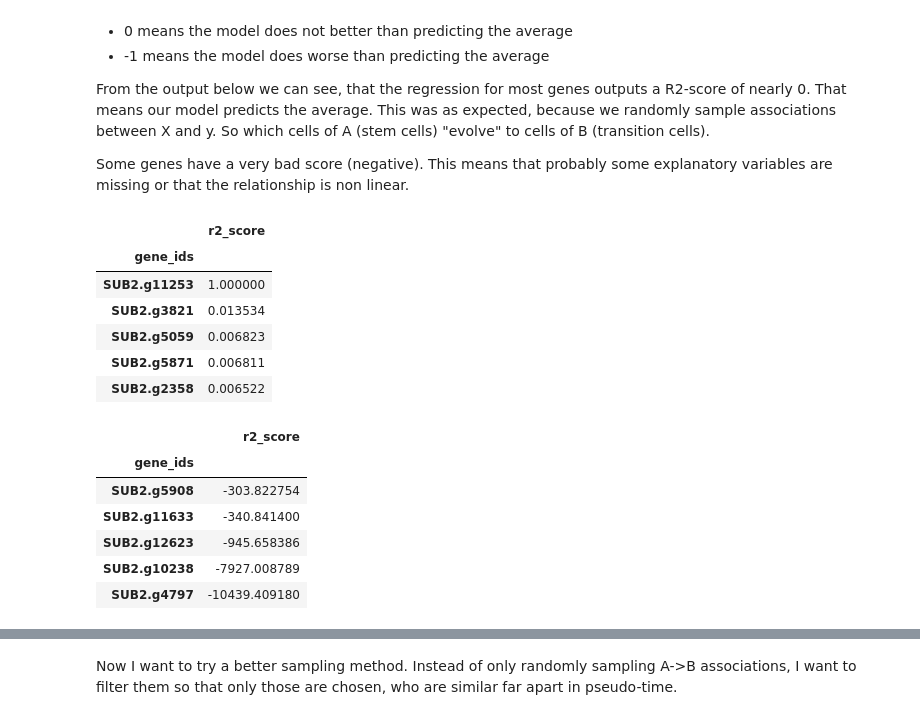
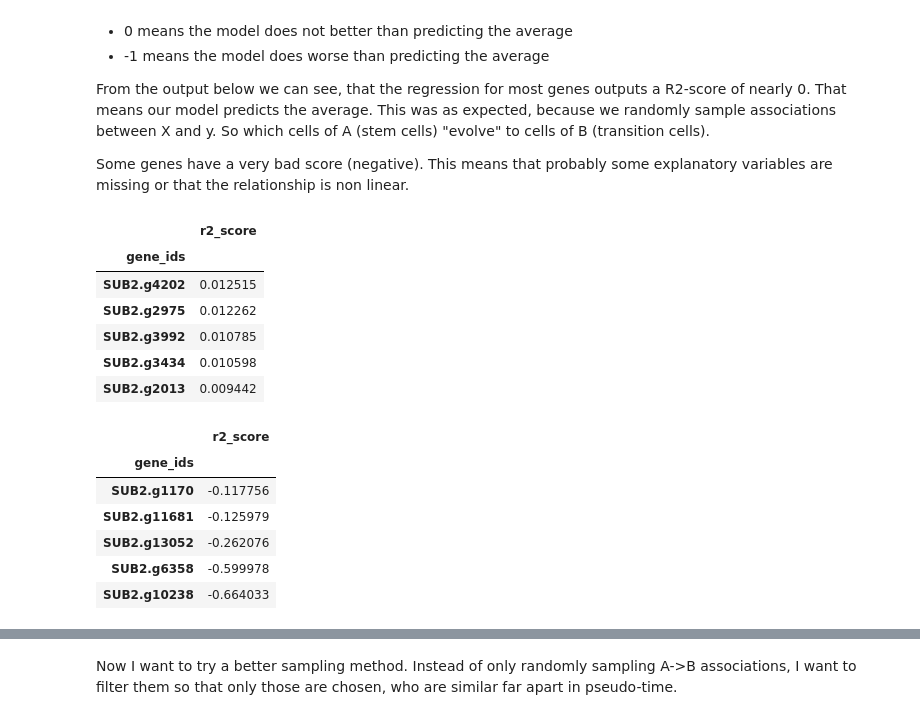
Before and after one commit to DavidWild02/BachelorThesis-ML-Gene-Interactions, a Jupyter notebook: GRNbetweenCellTypes.ipynb, the cells around one changed output, grey strips where cells are left out. Cells and saved outputs as stored; diff of their text form; code cells hidden in the pictures.

```diff
--- a/GRNbetweenCellTypes.ipynb
+++ b/GRNbetweenCellTypes.ipynb
@@ -133,7 +139,7 @@ def sample_associations(samples_cluster_a: np.ndarray, samples_cluster_b: np.nda
 
     return X, y
 
-def create_grn_for_cluster_to_cluster_association(samples_cluster_a: np.ndarray, samples_cluster_b: np.ndarray, mask_grn: np.ndarray, sampler=None):
+def train_model_for_cluster_to_cluster_association(samples_cluster_a: np.ndarray, samples_cluster_b: np.ndarray, mask_grn: np.ndarray, sampler=None, **kwargs):
     if sampler is None:
         sampler = RandomMappingSampler(samples_cluster_a, samples_cluster_b)
     X, y = sample_associations(samples_cluster_a, samples_cluster_b, sampler)
@@ -142,14 +148,14 @@ def create_grn_for_cluster_to_cluster_association(samples_cluster_a: np.ndarray,
         "lr": [0.1, 0.01]
     }
 
-    model = MaskedRidgeRegressor(mask_grn, epochs=500)
+    model = MaskedRidgeRegressor(mask_grn, epochs=500, **kwargs)
     grid_search = GridSearchCV(model, param_grid, cv=4)
     grid_search.fit(X, y)
     best_estimator = grid_search.best_estimator_
     print("best parameters:", grid_search.best_params_)
     print("best score:", grid_search.best_score_)
 
-    return best_estimator.W_
+    return best_estimator
 # %%
 def extract_samples_of_cell_cluster(adata, cluster_id: str) -> pd.DataFrame:
     obs_mask_cell_cluster = adata.obs["clusters"].values == cluster_id
@@ -175,7 +181,8 @@ Shape of transition cells: (453, 13144)
 grn_mask = df_grn.values
 stem_cells_cluster = df_stem_cells[df_grn.index].values
 transition_cell_cluster = df_transition_cells[df_grn.columns].values
-weighted_grn = create_grn_for_cluster_to_cluster_association(stem_cells_cluster, transition_cell_cluster, grn_mask)
+model = train_model_for_cluster_to_cluster_association(stem_cells_cluster, transition_cell_cluster, grn_mask)
+weighted_grn = model.W_
 df_weighted_grn = pd.DataFrame(weighted_grn, index=df_grn.index, columns=df_grn.columns)
 df_weighted_grn.head()
 # %% [output]
@@ -206,32 +213,39 @@ Some genes have a very bad score (negative). This means that probably some expla
 # %%
 from sklearn.metrics import r2_score
 import seaborn as sns
 import matplotlib.pyplot as plt
 
+
+
+def calculate_genes_r2_score(y, y_pred) -> pd.DataFrame:
+
+    genes_r2_score = [ r2_score(y[:, i], y_pred[:, i]) for i in range(y.shape[1])]
+
+    genes_r2_score = np.array([genes_r2_score]).T
+    df_gen_scores = pd.DataFrame(genes_r2_score, index=df_grn.columns, columns=["r2_score"])
+    df_gen_scores = df_gen_scores.sort_values(by="r2_score", ascending=False)
+
+    return df_gen_scores
+
 sampler = RandomMappingSampler(stem_cells_cluster, transition_cell_cluster)
 X, y = sample_associations(stem_cells_cluster, transition_cell_cluster, sampler, num_samples=100)
-y_pred = X @ weighted_grn
-
-genes_r2_score = [ r2_score(y[:, i], y_pred[:, i]) for i in range(y.shape[1])]
-
-genes_r2_score = np.array([genes_r2_score]).T
-df_gen_scores = pd.DataFrame(genes_r2_score, index=df_grn.columns, columns=["r2_score"])
-df_gen_scores = df_gen_scores.sort_values(by="r2_score", ascending=False)
+y_pred = model.predict(X)
+df_gen_scores = calculate_genes_r2_score(y, y_pred)
 display(df_gen_scores.head())
 display(df_gen_scores.tail())
 # %% [output]
 |  | r2_score |
 | gene_ids |  |
-| SUB2.g11253 | 1.000000 |
-| SUB2.g3821 | 0.013534 |
-| SUB2.g5059 | 0.006823 |
-| SUB2.g5871 | 0.006811 |
-| SUB2.g2358 | 0.006522 |
+| SUB2.g4202 | 0.012515 |
+| SUB2.g2975 | 0.012262 |
+| SUB2.g3992 | 0.010785 |
+| SUB2.g3434 | 0.010598 |
+| SUB2.g2013 | 0.009442 |
 |  | r2_score |
 | gene_ids |  |
-| SUB2.g5908 | -303.822754 |
-| SUB2.g11633 | -340.841400 |
-| SUB2.g12623 | -945.658386 |
-| SUB2.g10238 | -7927.008789 |
-| SUB2.g4797 | -10439.409180 |
+| SUB2.g1170 | -0.117756 |
+| SUB2.g11681 | -0.125979 |
+| SUB2.g13052 | -0.262076 |
+| SUB2.g6358 | -0.599978 |
+| SUB2.g10238 | -0.664033 |
 # %%
```
Also changed, not shown: parts of 15 cells of this notebook, 1 other file.
